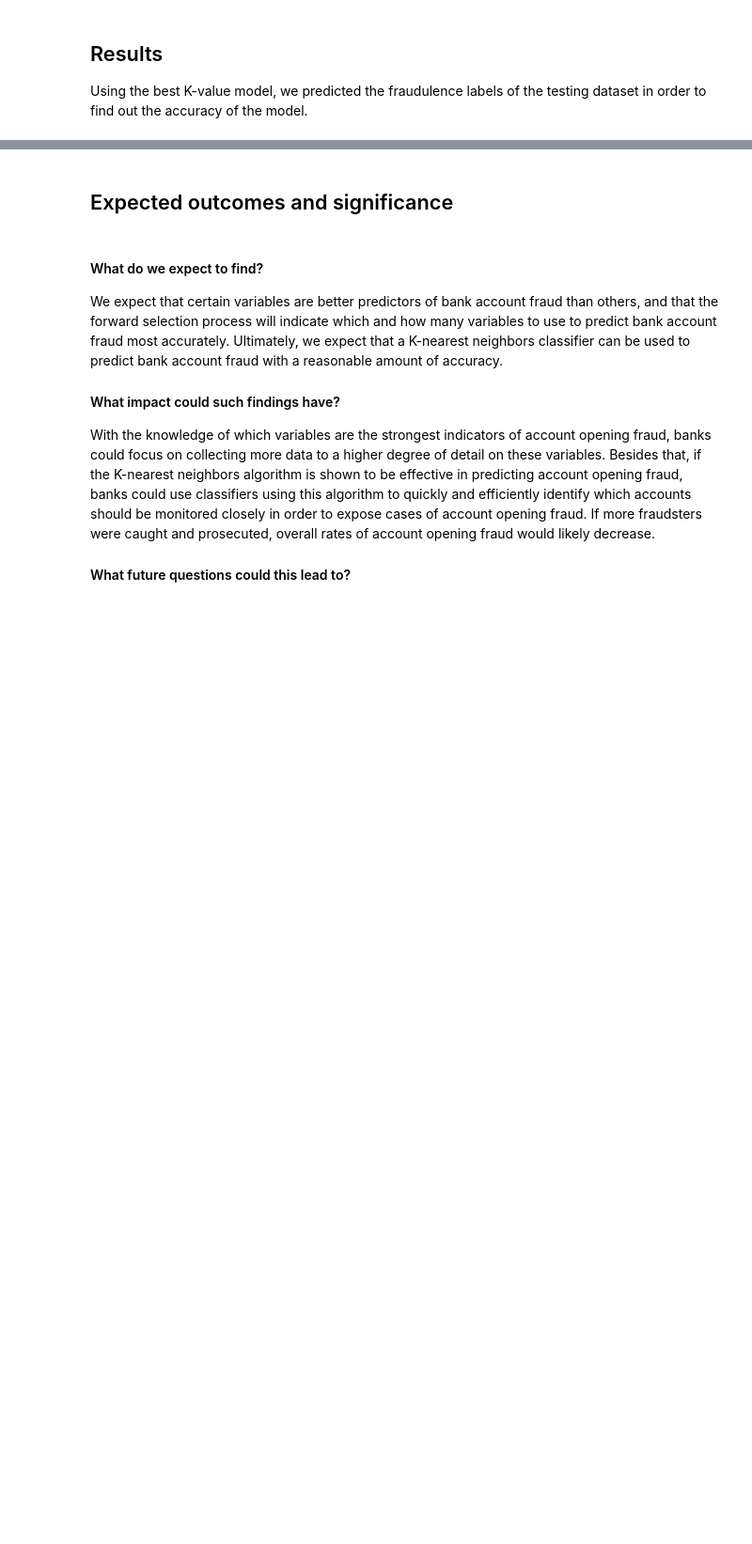
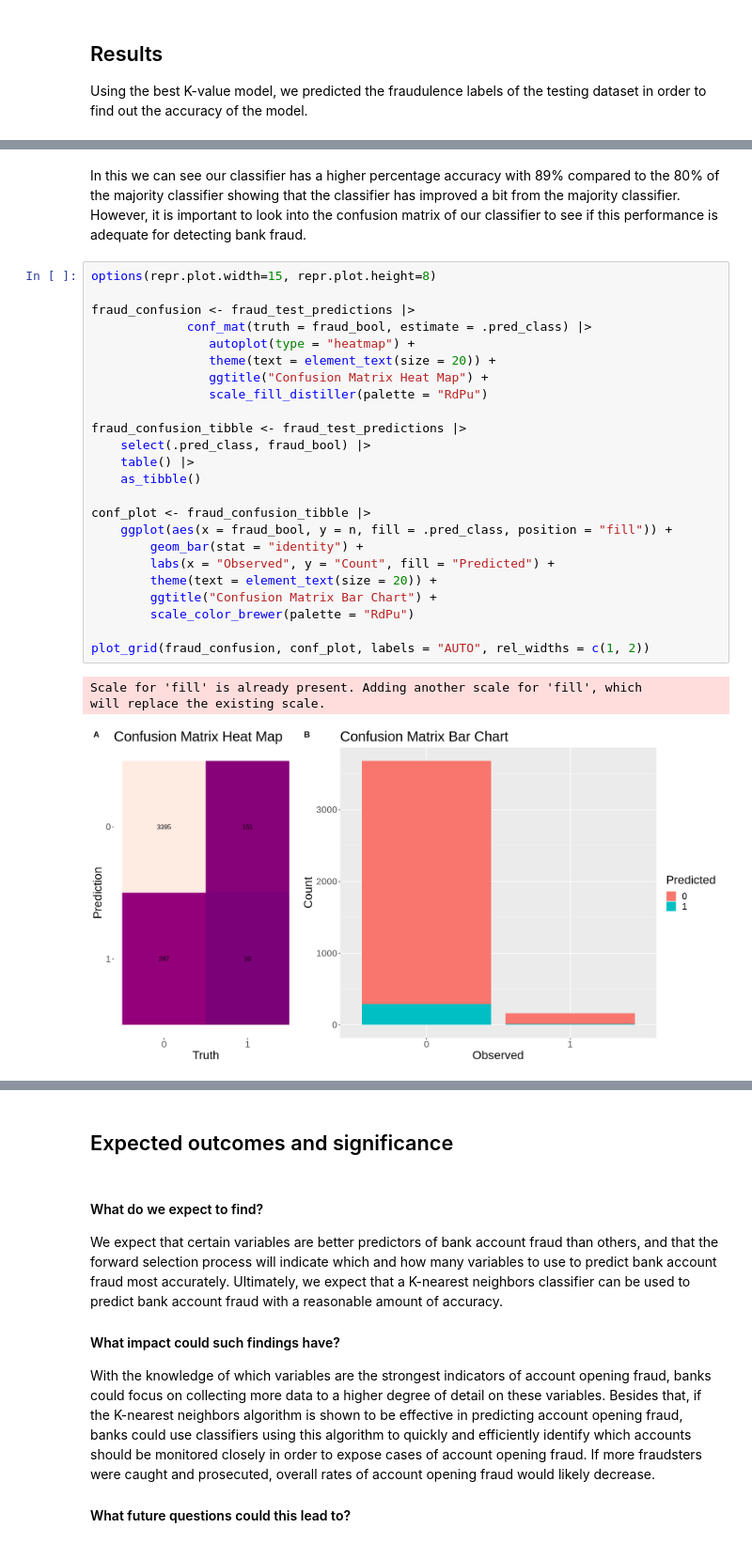
Before and after one commit to aqil18/DSCI100-Term-Project-2022W2, a Jupyter notebook: group_project_proposal.ipynb, the cells around one changed output, grey strips where cells are left out. Shown at 94% size. Drawn from its saved outputs; the diff is of its cells as text; blank space fills up the shorter version.

Commit message:
Initial Commit of Results and Visualisations.

```diff
--- a/group_project_proposal.ipynb
+++ b/group_project_proposal.ipynb
@@ -641,0 +637,30 @@ We plotted a bar chart of the confusion matrix of our best K-value model alongsi
+# %% [markdown]
+In this we can see our classifier has a higher percentage accuracy with 89% compared to the 80% of the majority classifier showing that the classifier has improved a bit from the majority classifier. However, it is important to look into the confusion matrix of our classifier to see if this performance is adequate for detecting bank fraud.
+# %%
+options(repr.plot.width=15, repr.plot.height=8)
+
+fraud_confusion <- fraud_test_predictions |>
+             conf_mat(truth = fraud_bool, estimate = .pred_class) |>
+                autoplot(type = "heatmap") +
+                theme(text = element_text(size = 20)) +
+                ggtitle("Confusion Matrix Heat Map") +
+                scale_fill_distiller(palette = "RdPu")
+
+fraud_confusion_tibble <- fraud_test_predictions |>
+    select(.pred_class, fraud_bool) |>
+    table() |>
+    as_tibble()
+
+conf_plot <- fraud_confusion_tibble |>
+    ggplot(aes(x = fraud_bool, y = n, fill = .pred_class, position = "fill")) +
+        geom_bar(stat = "identity") +
+        labs(x = "Observed", y = "Count", fill = "Predicted") +
+        theme(text = element_text(size = 20)) +
+        ggtitle("Confusion Matrix Bar Chart") +
+        scale_color_brewer(palette = "RdPu")
+
+plot_grid(fraud_confusion, conf_plot, labels = "AUTO", rel_widths = c(1, 2))
+# %% [output]
+Scale for 'fill' is already present. Adding another scale for 'fill', which
+will replace the existing scale.
+[figure, added]
```
Also changed, not shown: parts of 15 cells of this notebook.
